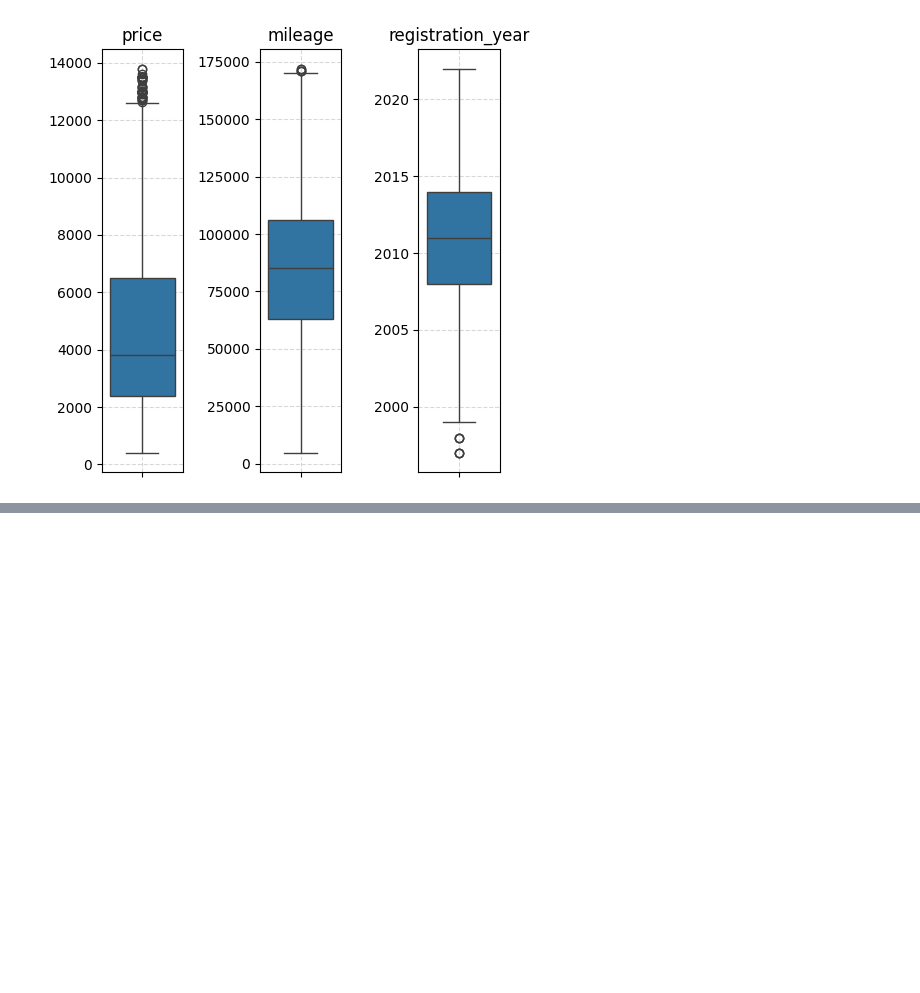
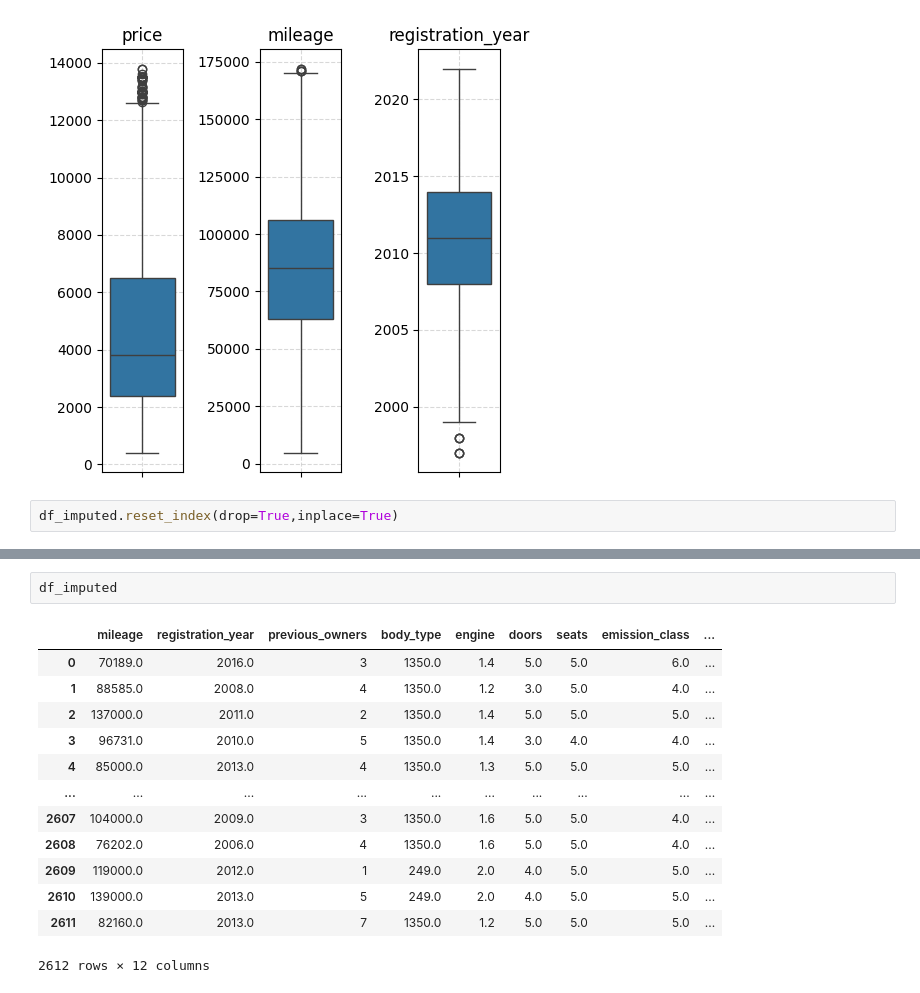
Before and after one commit to ahmedraza1198/PROJECT, a Jupyter notebook: Ahmad_Raza_Code.ipynb, the cells around one changed output, grey strips where cells are left out. Cells and saved outputs as stored; diff of their text form; blank space fills up the shorter version.

```diff
--- a/Ahmad_Raza_Code.ipynb
+++ b/Ahmad_Raza_Code.ipynb
@@ -552,3 +552,5 @@ plt.tight_layout()
 plt.show()
 # %% [output]
 [figure]
+# %%
+df_imputed.reset_index(drop=True,inplace=True)
@@ -554,0 +608,16 @@ plt.show()
+# %%
+df_imputed
+# %% [output]
+|  | mileage | registration_year | previous_owners | body_type | engine | doors | seats | emission_class | ... |
+| 0 | 70189.0 | 2016.0 | 3 | 1350.0 | 1.4 | 5.0 | 5.0 | 6.0 | ... |
+| 1 | 88585.0 | 2008.0 | 4 | 1350.0 | 1.2 | 3.0 | 5.0 | 4.0 | ... |
+| 2 | 137000.0 | 2011.0 | 2 | 1350.0 | 1.4 | 5.0 | 5.0 | 5.0 | ... |
+| 3 | 96731.0 | 2010.0 | 5 | 1350.0 | 1.4 | 3.0 | 4.0 | 4.0 | ... |
+| 4 | 85000.0 | 2013.0 | 4 | 1350.0 | 1.3 | 5.0 | 5.0 | 5.0 | ... |
+| ... | ... | ... | ... | ... | ... | ... | ... | ... | ... |
+| 2607 | 104000.0 | 2009.0 | 3 | 1350.0 | 1.6 | 5.0 | 5.0 | 4.0 | ... |
+| 2608 | 76202.0 | 2006.0 | 4 | 1350.0 | 1.6 | 5.0 | 5.0 | 4.0 | ... |
+| 2609 | 119000.0 | 2012.0 | 1 | 249.0 | 2.0 | 4.0 | 5.0 | 5.0 | ... |
+| 2610 | 139000.0 | 2013.0 | 5 | 249.0 | 2.0 | 4.0 | 5.0 | 5.0 | ... |
+| 2611 | 82160.0 | 2013.0 | 7 | 1350.0 | 1.2 | 5.0 | 5.0 | 5.0 | ... |
+2612 rows × 12 columns
```
Also changed, not shown: parts of 5 cells of this notebook.
